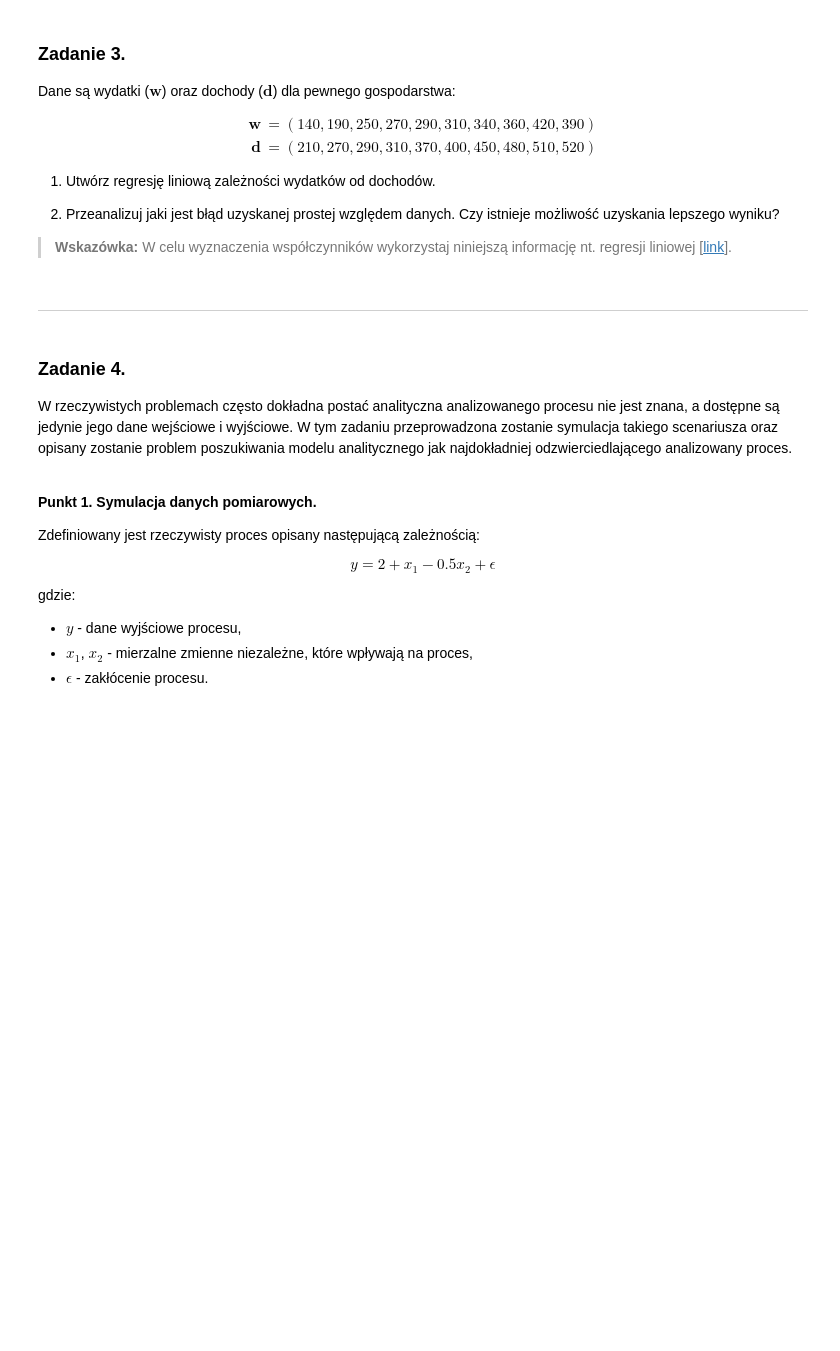
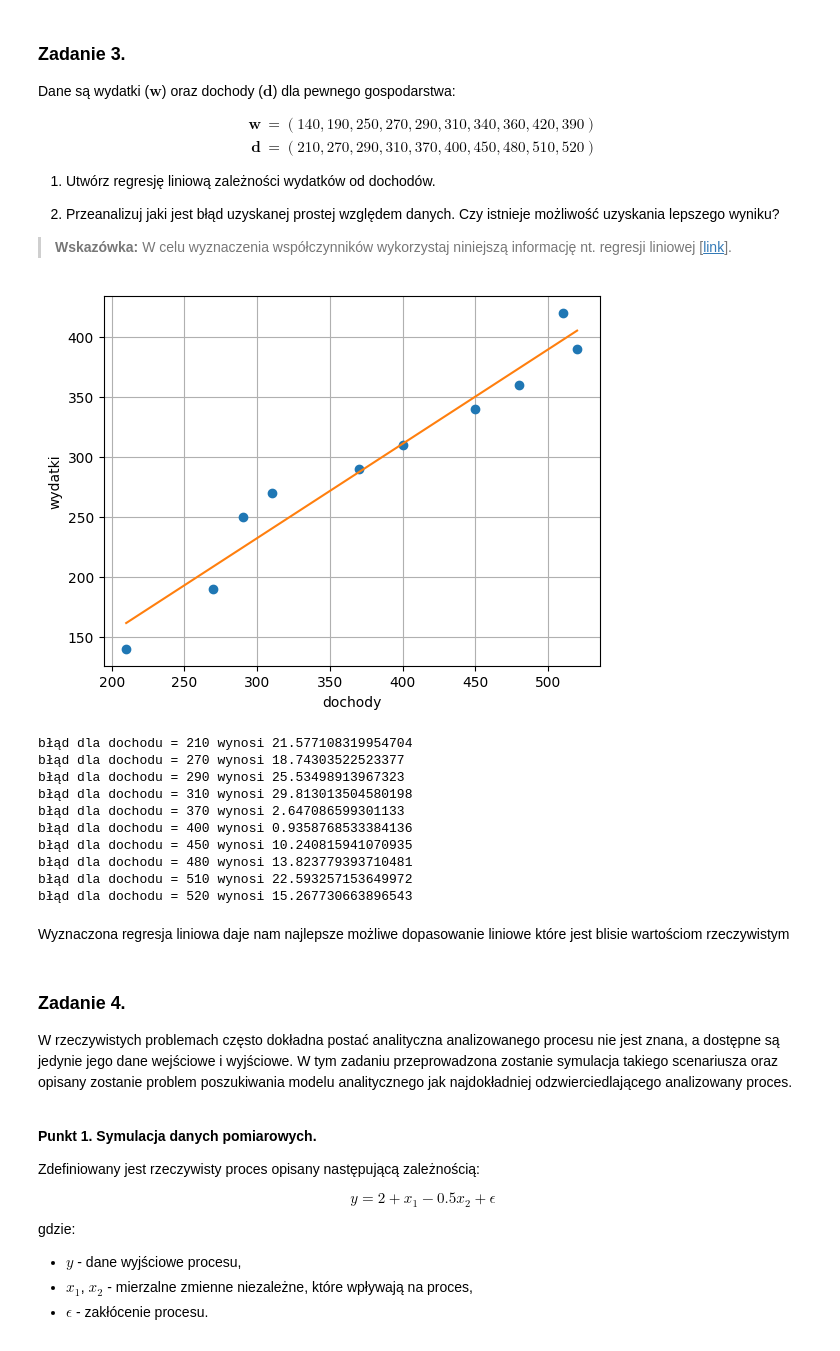
Before and after one commit to MN-KJ-2025/lab-5-r-wnania-m-x-n-PiotrGalazka, a Jupyter notebook: sprawozdanie.ipynb, the cells around one changed output. Saved outputs shown, nothing was run; the diff lists cells and outputs as text; code cells hidden in the pictures; blank space fills up the shorter version.

```diff
--- a/sprawozdanie.ipynb
+++ b/sprawozdanie.ipynb
@@ -218,5 +305,42 @@ d = np.array([210, 270, 290, 310, 370, 400, 450, 480, 510, 520])
-# %% [markdown]
----
+# %%
+# ===== Twoja implementacja tutaj =====
+Sx = sum(d)
+Sxx = sum(np.power(d,2))
+Sxy = sum(w*d)
+Sy = sum(w)
+Syy = sum(np.power(w,2))
+
+n = len(w)
+
+b = (n*Sxy - Sx*Sy)/(n*Sxx - Sx*Sx)
+a = 1/n*Sy - b*1/n*Sx
+
+plt.plot(d,w, 'o')
+plt.plot(d,a + b*d)
+plt.xlabel('dochody')
+plt.ylabel('wydatki')
+
+plt.grid()
+plt.show()
+
+
+for i in range(n):
+    error = abs(w[i] - (a + b*d[i]))
+    print(f"błąd dla dochodu = {d[i]} wynosi {error}")
+# %% [output]
+[figure, added]
+błąd dla dochodu = 210 wynosi 21.577108319954704
+błąd dla dochodu = 270 wynosi 18.74303522523377
+błąd dla dochodu = 290 wynosi 25.53498913967323
+błąd dla dochodu = 310 wynosi 29.813013504580198
+błąd dla dochodu = 370 wynosi 2.647086599301133
+błąd dla dochodu = 400 wynosi 0.9358768533384136
+błąd dla dochodu = 450 wynosi 10.240815941070935
+błąd dla dochodu = 480 wynosi 13.823779393710481
+błąd dla dochodu = 510 wynosi 22.593257153649972
+błąd dla dochodu = 520 wynosi 15.267730663896543
+# %% [markdown]
+Wyznaczona regresja liniowa daje nam najlepsze możliwe dopasowanie liniowe które jest blisie wartościom rzeczywistym
 # %% [markdown]
 ### **Zadanie 4.**
 
```
Also changed, not shown: parts of 7 cells of this notebook, 1 other file.
